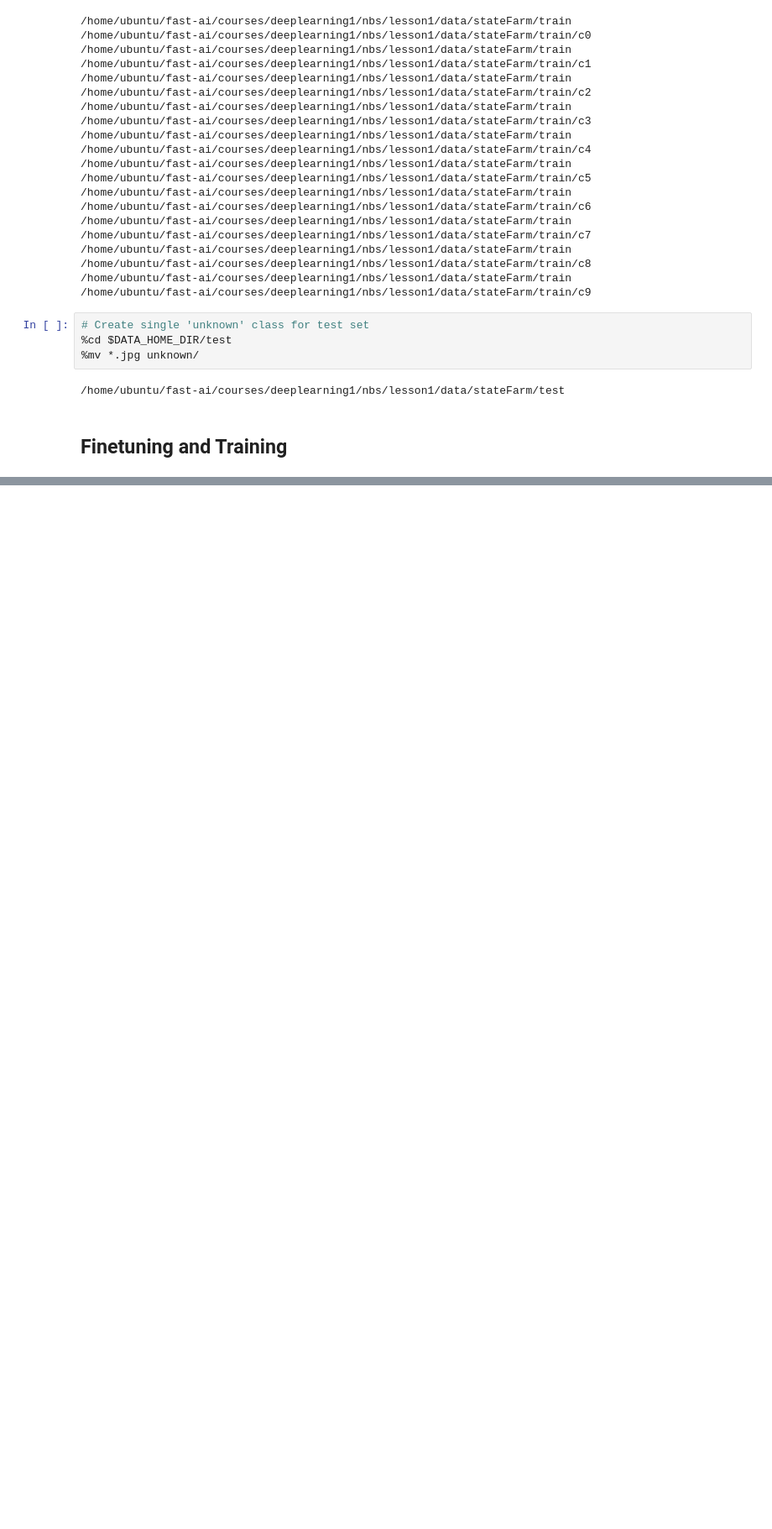
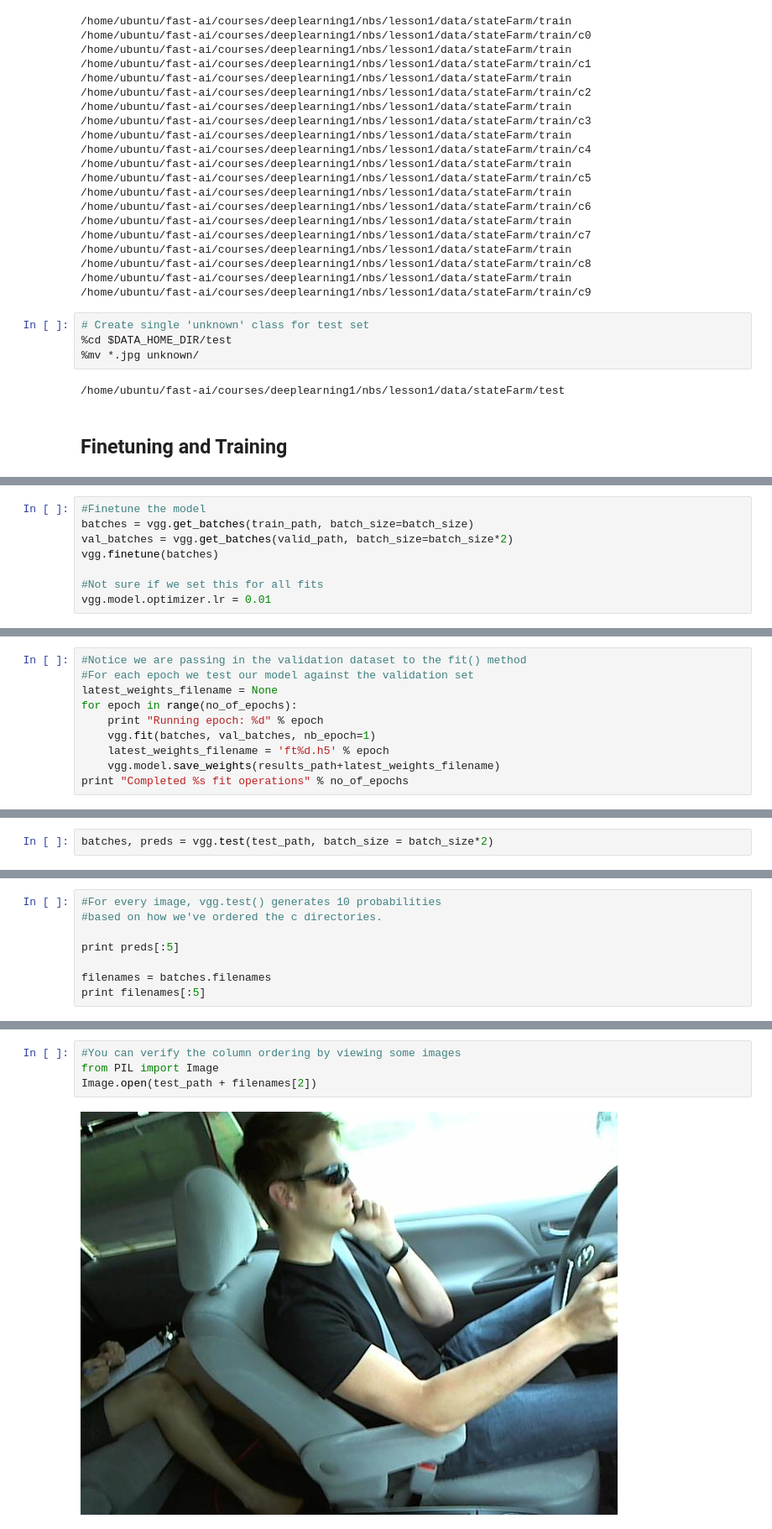
Before and after one commit to smnajid/courses, a Jupyter notebook: deeplearning1/nbs/lesson1/state-farm.ipynb, the cells around one changed output, grey strips where cells are left out. Shown at 84% size. Drawn from its saved outputs; the diff is of its cells as text; blank space fills up the shorter version.

```diff
--- a/deeplearning1/nbs/lesson1/state-farm.ipynb
+++ b/deeplearning1/nbs/lesson1/state-farm.ipynb
@@ -119,0 +131,8 @@ valid_path=path + '/valid/'
+# %%
+#Finetune the model
+batches = vgg.get_batches(train_path, batch_size=batch_size)
+val_batches = vgg.get_batches(valid_path, batch_size=batch_size*2)
+vgg.finetune(batches)
+
+#Not sure if we set this for all fits
+vgg.model.optimizer.lr = 0.01
@@ -119,0 +142,10 @@ valid_path=path + '/valid/'
+# %%
+#Notice we are passing in the validation dataset to the fit() method
+#For each epoch we test our model against the validation set
+latest_weights_filename = None
+for epoch in range(no_of_epochs):
+    print "Running epoch: %d" % epoch
+    vgg.fit(batches, val_batches, nb_epoch=1)
+    latest_weights_filename = 'ft%d.h5' % epoch
+    vgg.model.save_weights(results_path+latest_weights_filename)
+print "Completed %s fit operations" % no_of_epochs
@@ -119,0 +165,2 @@ valid_path=path + '/valid/'
+# %%
+batches, preds = vgg.test(test_path, batch_size = batch_size*2)
@@ -119,0 +169,8 @@ valid_path=path + '/valid/'
+# %%
+#For every image, vgg.test() generates 10 probabilities
+#based on how we've ordered the c directories.
+
+print preds[:5]
+
+filenames = batches.filenames
+print filenames[:5]
@@ -119,0 +189,6 @@ valid_path=path + '/valid/'
+# %%
+#You can verify the column ordering by viewing some images
+from PIL import Image
+Image.open(test_path + filenames[2])
+# %% [output]
+[figure, added]
```
Also changed, not shown: parts of 30 cells of this notebook, 1 other file.
